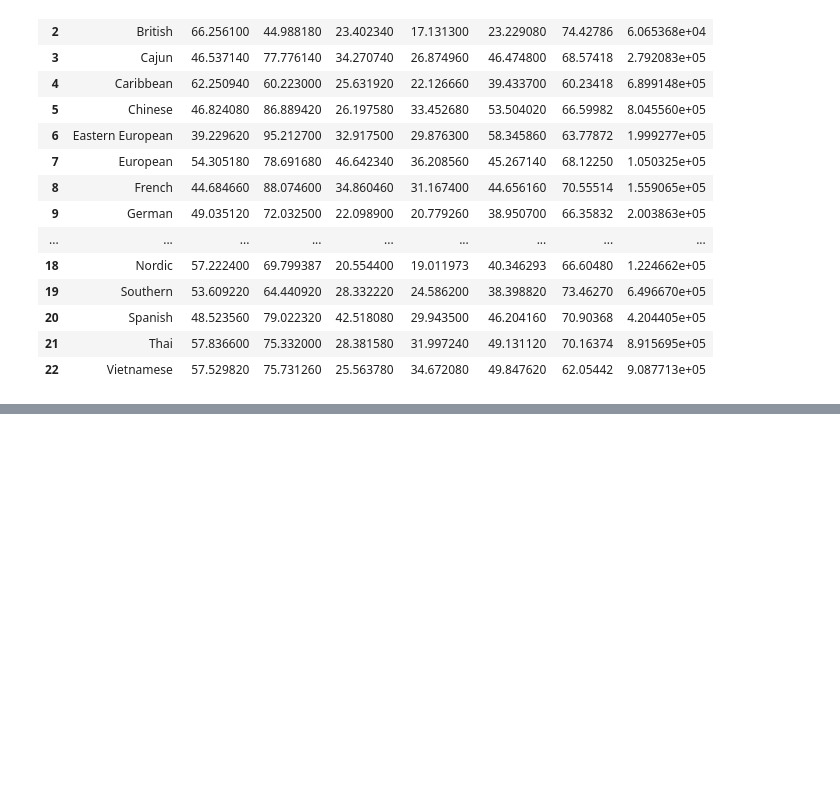
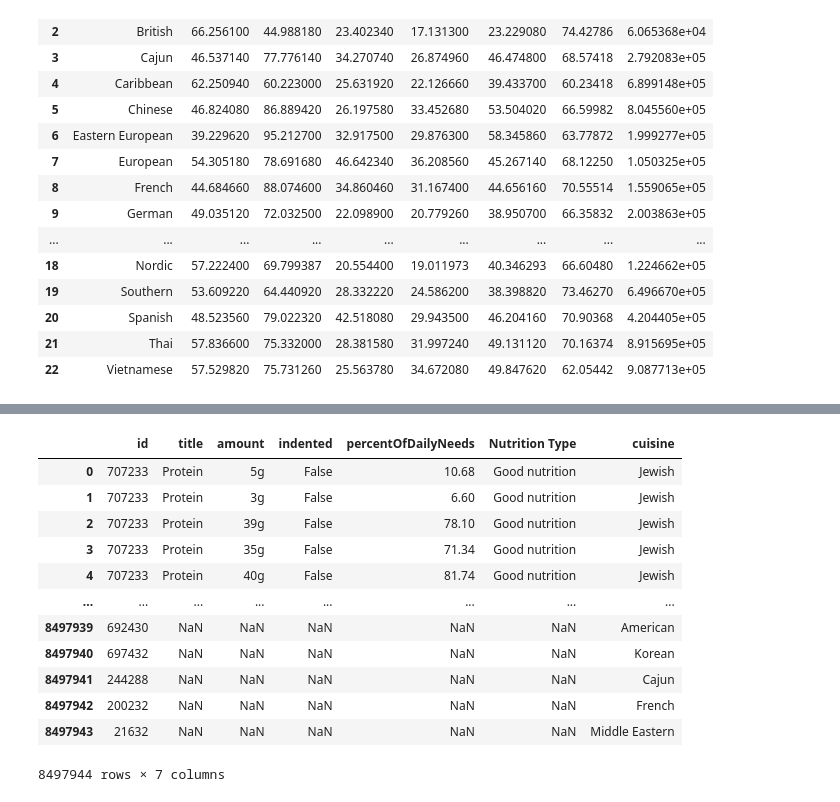
Before and after one commit to CodyBurker/Recipe-Radar, a Jupyter notebook: Tableau_csvs.ipynb, the cells around one changed output, grey strips where cells are left out. Saved outputs shown, nothing was run; the diff lists cells and outputs as text; code cells hidden in the pictures; blank space fills up the shorter version.

```diff
--- a/Tableau_csvs.ipynb
+++ b/Tableau_csvs.ipynb
@@ -150,0 +159,4 @@ nutrition_final[nutrition_final['Nutrition Type']=='Bad nutrition']
+# %%
+nutrition_final = nutrition.drop(['goodNutrition'], axis=1).drop(['badNutrition'], axis=1)
+nutrition_final2 = nutrition_final.filter(['id', 'cuisine'])
+nutrition_final2
@@ -150,0 +197,17 @@ nutrition_final[nutrition_final['Nutrition Type']=='Bad nutrition']
+# %%
+df_final = pd.merge(nutrition_final, nutrition_final2, on="id")
+df_final
+# %% [output]
+|  | id | title | amount | indented | percentOfDailyNeeds | Nutrition Type | cuisine |
+| 0 | 707233 | Protein | 5g | False | 10.68 | Good nutrition | Jewish |
+| 1 | 707233 | Protein | 3g | False | 6.60 | Good nutrition | Jewish |
+| 2 | 707233 | Protein | 39g | False | 78.10 | Good nutrition | Jewish |
+| 3 | 707233 | Protein | 35g | False | 71.34 | Good nutrition | Jewish |
+| 4 | 707233 | Protein | 40g | False | 81.74 | Good nutrition | Jewish |
+| ... | ... | ... | ... | ... | ... | ... | ... |
+| 8497939 | 692430 | NaN | NaN | NaN | NaN | NaN | American |
+| 8497940 | 697432 | NaN | NaN | NaN | NaN | NaN | Korean |
+| 8497941 | 244288 | NaN | NaN | NaN | NaN | NaN | Cajun |
+| 8497942 | 200232 | NaN | NaN | NaN | NaN | NaN | French |
+| 8497943 | 21632 | NaN | NaN | NaN | NaN | NaN | Middle Eastern |
+8497944 rows × 7 columns
```
Also changed, not shown: parts of 14 cells of this notebook.
